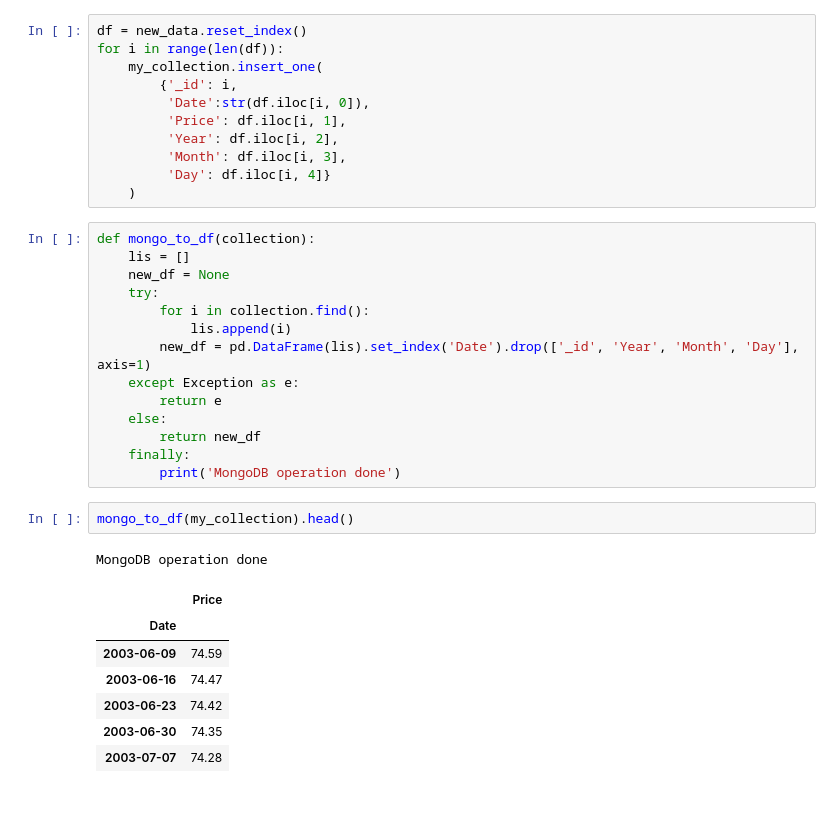
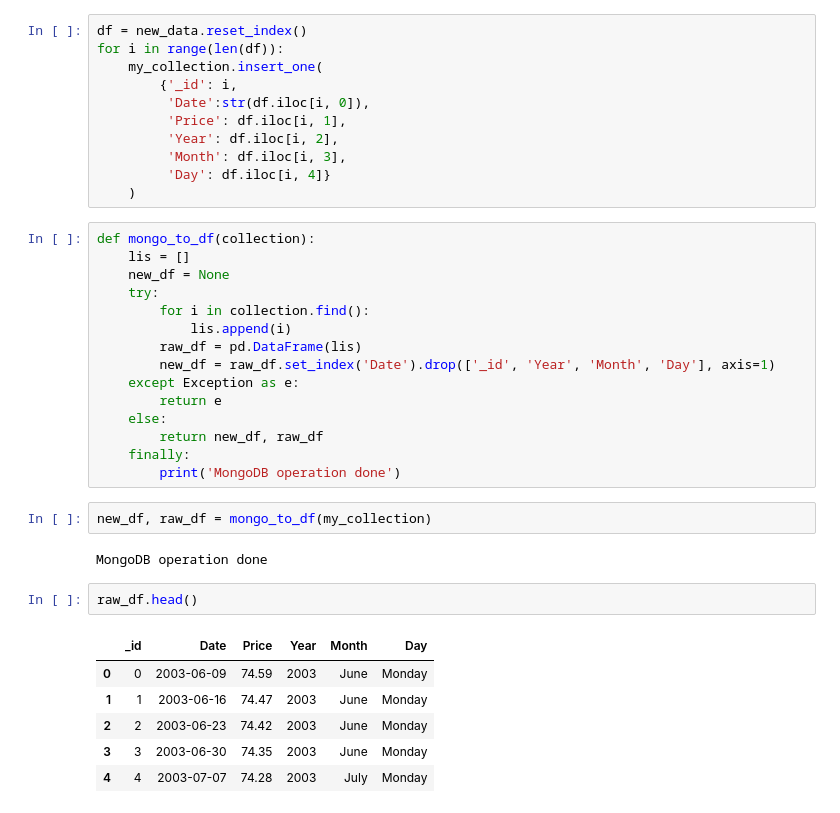
Before and after one commit to Ranjitdev/petrol_price_forecasting, a Jupyter notebook: notebook/EDA.ipynb, the cells around one changed output. Cells and saved outputs as stored; diff of their text form.

```diff
--- a/notebook/EDA.ipynb
+++ b/notebook/EDA.ipynb
@@ -380,21 +382,24 @@ def mongo_to_df(collection):
     try:
         for i in collection.find():
             lis.append(i)
-        new_df = pd.DataFrame(lis).set_index('Date').drop(['_id', 'Year', 'Month', 'Day'], axis=1)
+        raw_df = pd.DataFrame(lis)
+        new_df = raw_df.set_index('Date').drop(['_id', 'Year', 'Month', 'Day'], axis=1)
     except Exception as e:
         return e
     else:
-        return new_df
+        return new_df, raw_df
     finally:
         print('MongoDB operation done')
 # %%
-mongo_to_df(my_collection).head()
+new_df, raw_df = mongo_to_df(my_collection)
 # %% [output]
 MongoDB operation done
-|  | Price |
-| Date |  |
-| 2003-06-09 | 74.59 |
-| 2003-06-16 | 74.47 |
-| 2003-06-23 | 74.42 |
-| 2003-06-30 | 74.35 |
-| 2003-07-07 | 74.28 |
+# %%
+raw_df.head()
+# %% [output]
+|  | _id | Date | Price | Year | Month | Day |
+| 0 | 0 | 2003-06-09 | 74.59 | 2003 | June | Monday |
+| 1 | 1 | 2003-06-16 | 74.47 | 2003 | June | Monday |
+| 2 | 2 | 2003-06-23 | 74.42 | 2003 | June | Monday |
+| 3 | 3 | 2003-06-30 | 74.35 | 2003 | June | Monday |
+| 4 | 4 | 2003-07-07 | 74.28 | 2003 | July | Monday |
```
Also changed, not shown: parts of 4 cells of this notebook, 5 other files.
